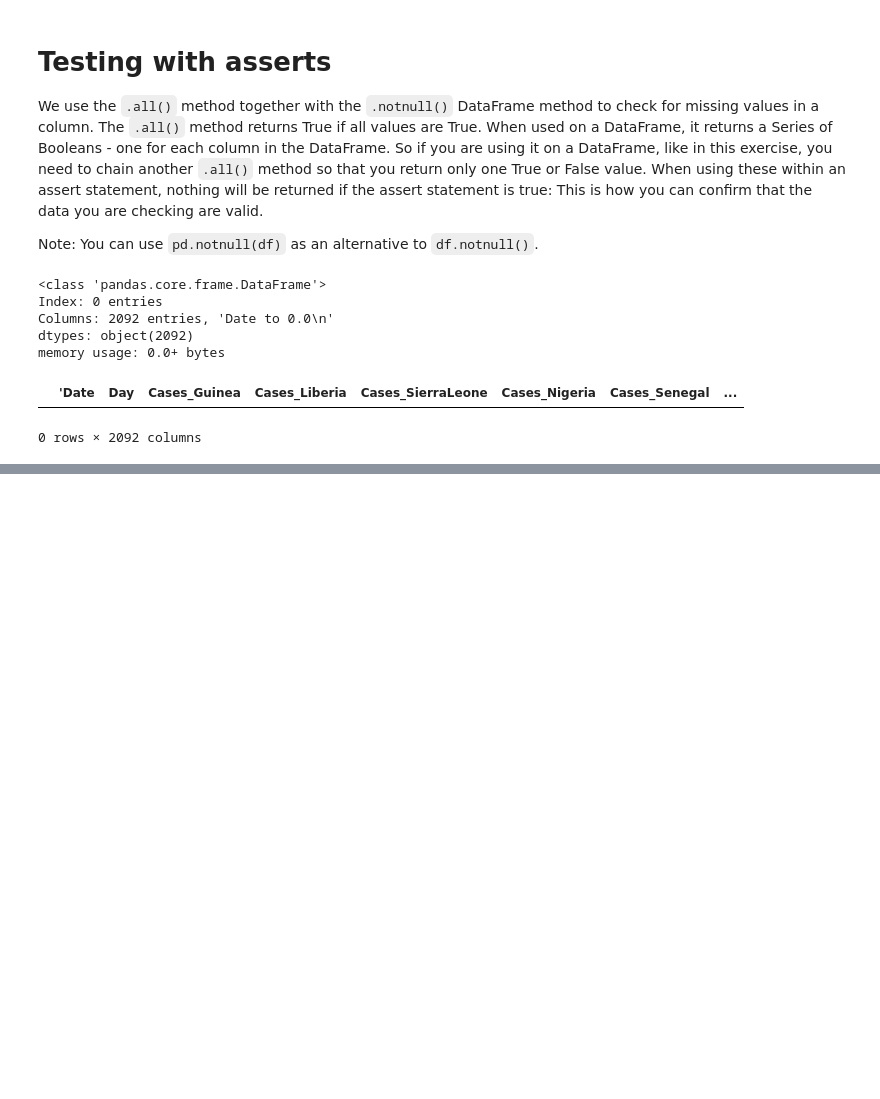
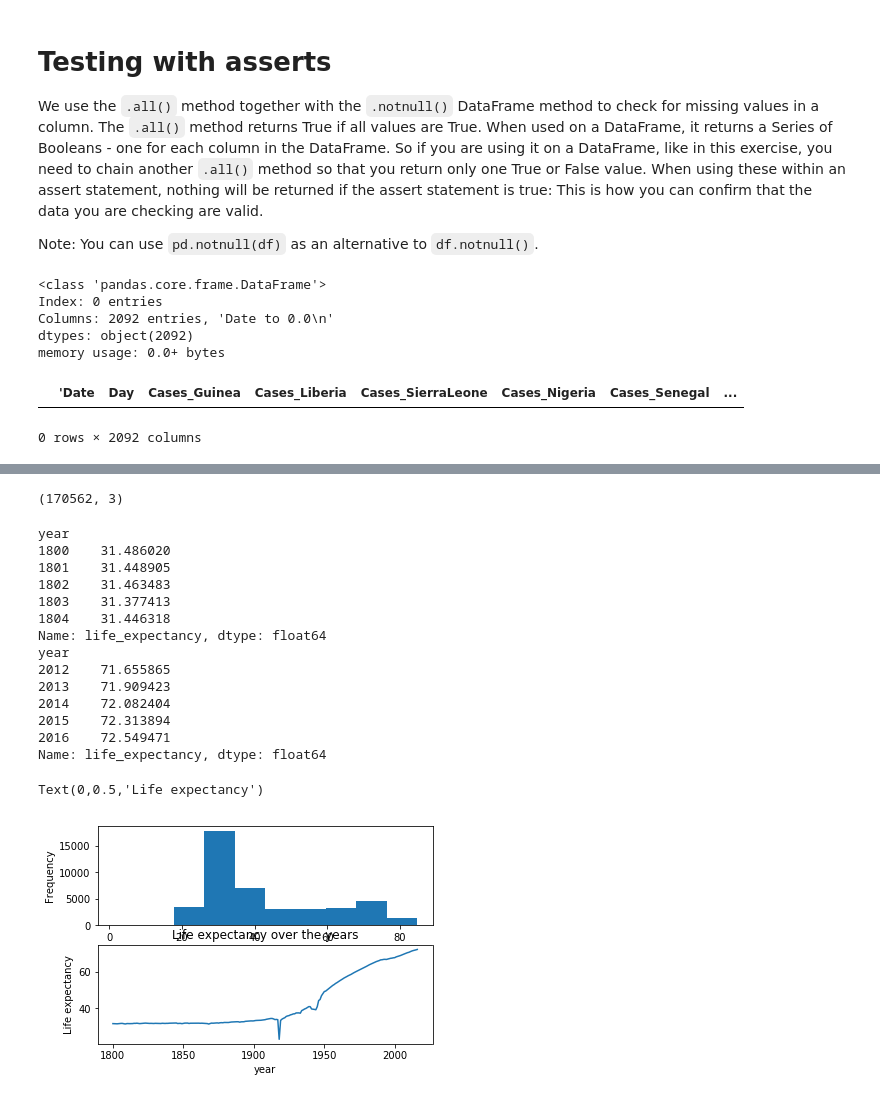
Before and after one commit to ezechidc/datacamp_notes, a Jupyter notebook: Cleaning data in python/Cleanining data in python.ipynb, the cells around one changed output, grey strips where cells are left out. Drawn from its saved outputs; the diff is of its cells as text; code cells hidden in the pictures; blank space fills up the shorter version.

```diff
--- a/Cleaning data in python/Cleanining data in python.ipynb
+++ b/Cleaning data in python/Cleanining data in python.ipynb
@@ -638,0 +682,2 @@ ebola1.head()
+# %%
+gapminder = pd.concat([g1800s, g1900s, g2000s], axis=0)
@@ -638,0 +689,6 @@ ebola1.head()
+# %%
+# Melt gapminder: gapminder_melt
+gapminder_melt = pd.melt(gapminder, id_vars='Life expectancy')
+
+# Rename the columns
+gapminder_melt.columns = ['country', 'year', 'life_expectancy']
@@ -638,0 +707,4 @@ ebola1.head()
+# %%
+ # Convert the year column to numeric
+gapminder = gapminder_melt
+gapminder.year = pd.to_numeric(gapminder['year'])
@@ -638,0 +799,47 @@ ebola1.head()
+# %%
+# Print the shape of gapminder
+gapminder.shape
+# %% [output]
+(170562, 3)
+# %%
+# Add first subplot
+plt.subplot(2, 1, 1)
+
+# Create a histogram of life_expectancy
+gapminder.life_expectancy.plot(kind='hist')
+
+# Group gapminder: gapminder_agg
+gapminder_agg = gapminder.groupby('year')['life_expectancy'].mean()
+
+# Print the head of gapminder_agg
+print(gapminder_agg.head())
+
+# Print the tail of gapminder_agg
+print(gapminder_agg.tail())
+
+# Add second subplot
+plt.subplot(2, 1, 2)
+
+# Create a line plot of life expectancy per year
+gapminder_agg.plot()
+
+# Add title and specify axis labels
+plt.title('Life expectancy over the years')
+plt.ylabel('Life expectancy')
+# %% [output]
+year
+1800    31.486020
+1801    31.448905
+1802    31.463483
+1803    31.377413
+1804    31.446318
+Name: life_expectancy, dtype: float64
+year
+2012    71.655865
+2013    71.909423
+2014    72.082404
+2015    72.313894
+2016    72.549471
+Name: life_expectancy, dtype: float64
+Text(0,0.5,'Life expectancy')
+[figure, added]
```
Also changed, not shown: parts of 34 cells of this notebook, 10 other files.
